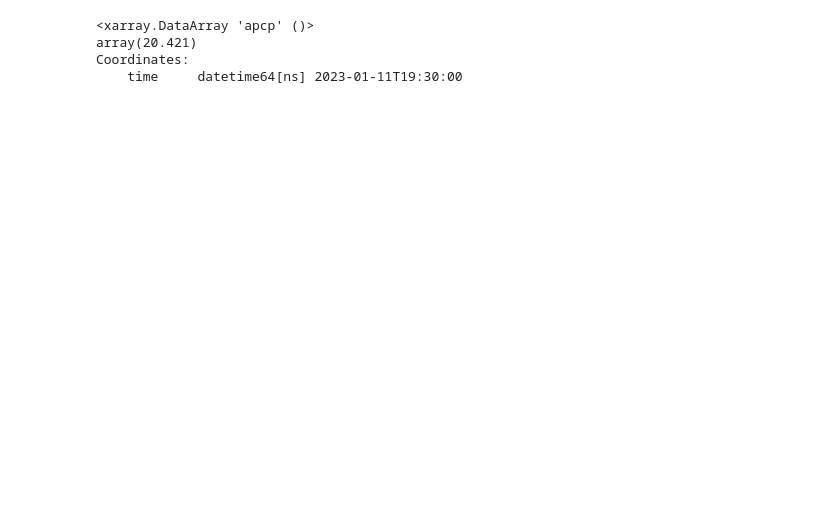
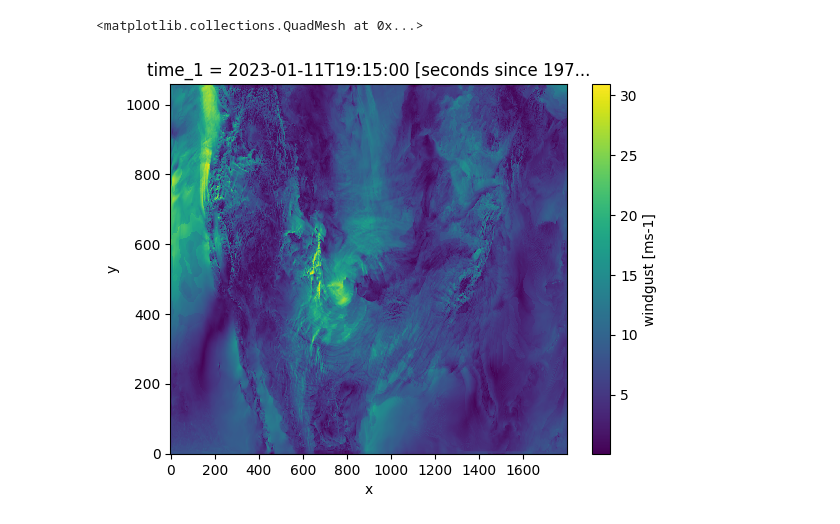
Before and after one commit to mpiannucci/gribberish, a Jupyter notebook: python/examples/hrrr.ipynb, the cells around one changed output. Drawn from its saved outputs; the diff is of its cells as text; code cells hidden in the pictures; blank space fills up the shorter version.

```diff
--- a/python/examples/hrrr.ipynb
+++ b/python/examples/hrrr.ipynb
@@ -43,7 +26,5 @@ Attributes:
 # %%
-ds.apcp.isel(time=2).max()
+ds.gust.cf.isel(time=0).plot()
 # %% [output]
-<xarray.DataArray 'apcp' ()>
-array(20.421)
-Coordinates:
-    time     datetime64[ns] 2023-01-11T19:30:00
+<matplotlib.collections.QuadMesh at 0x...>
+[figure, added]
```
Also changed, not shown: parts of 1 cell of this notebook, 4 other files.
